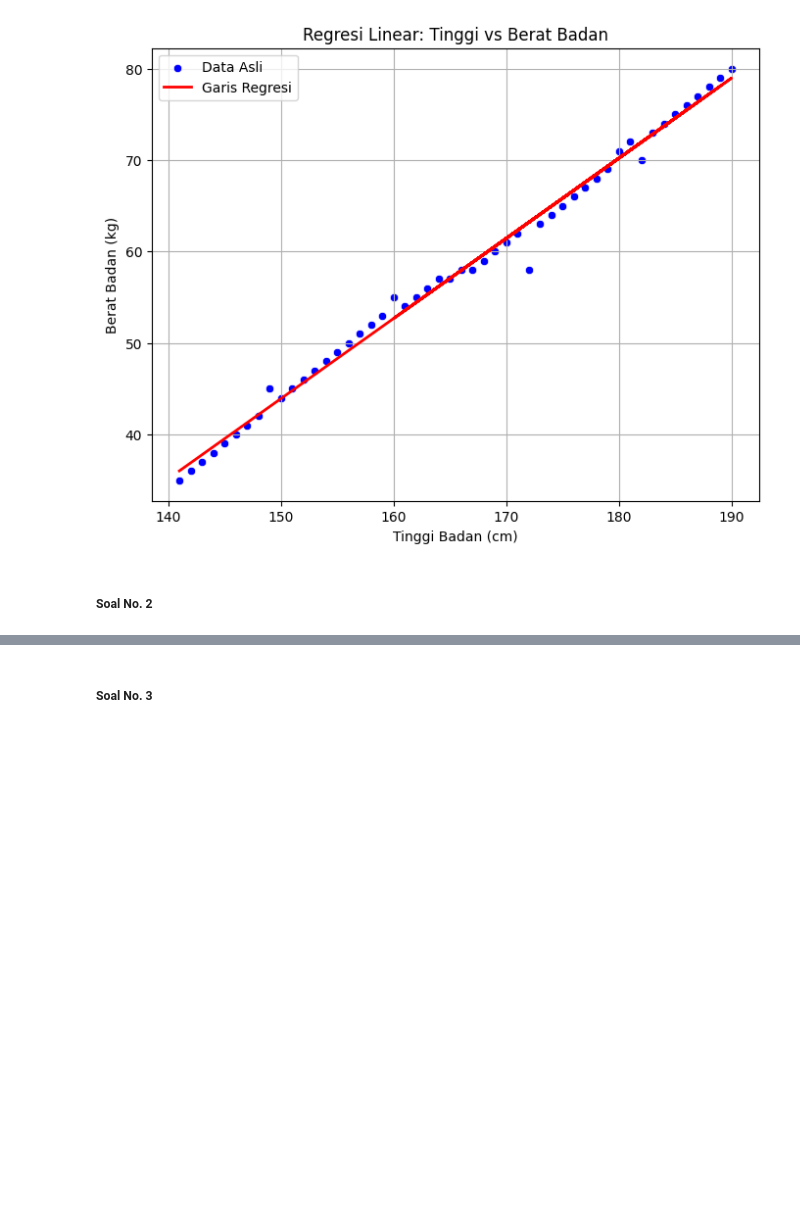
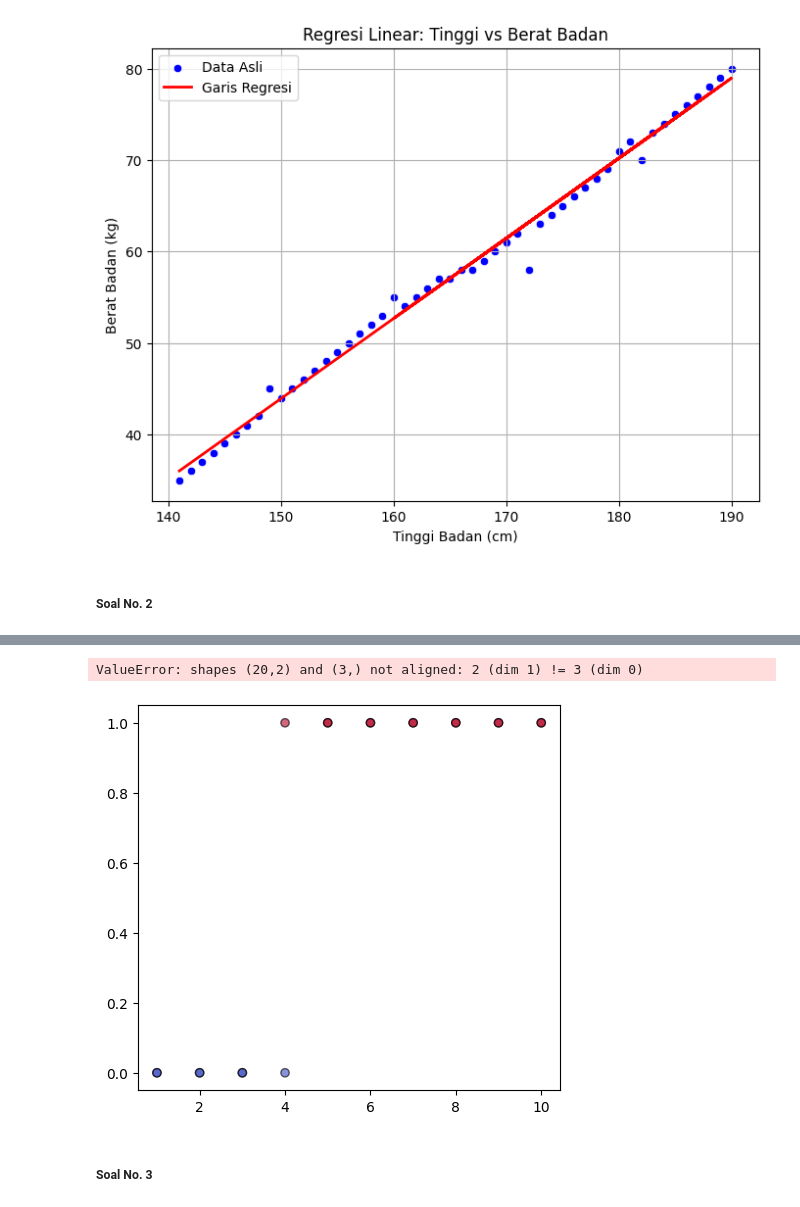
Before and after one commit to Wynnzzz/prakt-data-mining-25, a Jupyter notebook: pert1.ipynb, the cells around one changed output, grey strips where cells are left out. Cells and saved outputs as stored; diff of their text form; code cells hidden in the pictures; blank space fills up the shorter version.

```diff
--- a/pert1.ipynb
+++ b/pert1.ipynb
@@ -160,0 +165,73 @@ are not identified.
+# %%
+import numpy as np
+import pandas as pd
+import statsmodels.api as sm
+import matplotlib.pyplot as plt
+from sklearn.preprocessing import StandardScaler
+
+# Data
+X1 = np.array([2, 4, 6, 8, 3, 7, 5, 9, 1, 10, 3, 6, 2, 8, 4, 7, 5, 9, 1, 10])
+X2 = np.array([6, 7, 5, 6, 8, 5, 9, 4, 7, 6, 5, 8, 6, 7, 4, 5, 8, 6, 7, 5])
+y = np.array([0, 1, 1, 1, 0, 1, 1, 1, 0, 1, 0, 1, 0, 1, 0, 1, 1, 1, 0, 1])
+
+data = pd.DataFrame({
+    'Jam_Belajar': X1,
+    'Jam_Tidur': X2,
+    'Status_Kelulusan': y
+})
+
+# Normalisasi
+scaler = StandardScaler()
+X_scaled = scaler.fit_transform(data[['Jam_Belajar', 'Jam_Tidur']])
+X = sm.add_constant(X_scaled)
+
+# Model Logit
+model = sm.Logit(y, X)
+results = model.fit()
+
+print(results.summary())
+
+# Plot
+plt.figure(figsize=(12, 5))
+
+# Plot Jam Belajar vs Status Kelulusan
+plt.subplot(1, 2, 1)
+plt.scatter(X1, y, c=y, cmap='coolwarm', edgecolors='k', alpha=0.6)
+
+# Prediksi Probabilitas untuk Jam Belajar
+X1_sorted = np.sort(X1).reshape(-1, 1)
+X2_mean = np.full_like(X1_sorted, np.mean(X2))  # Gunakan rata-rata untuk variabel lain
+X_scaled_pred = scaler.transform(np.hstack([X1_sorted, X2_mean]))  # Gunakan hstack untuk menjaga dimensi
+X_pred = sm.add_constant(X_scaled_pred)
+y_pred = results.predict(X_pred)
+
+plt.plot(X1_sorted, y_pred, 'r-', label='Regresi Logistik')
+
+plt.xlabel('Jam Belajar')
+plt.ylabel('Probabilitas Kelulusan')
+plt.title('Jam Belajar vs Status Kelulusan')
+plt.legend()
+plt.grid(True)
+
+# Plot Jam Tidur vs Status Kelulusan
+plt.subplot(1, 2, 2)
+plt.scatter(X2, y, c=y, cmap='coolwarm', edgecolors='k', alpha=0.6)
+
+# Prediksi Probabilitas untuk Jam Tidur
+X2_sorted = np.sort(X2).reshape(-1, 1)
+X1_mean = np.full_like(X2_sorted, np.mean(X1))  # Gunakan rata-rata untuk variabel lain
+X_scaled_pred = scaler.transform(np.hstack([X1_mean, X2_sorted]))  # Gunakan hstack untuk menjaga dimensi
+X_pred = sm.add_constant(X_scaled_pred)
+y_pred = results.predict(X_pred)
+
+plt.plot(X2_sorted, y_pred, 'r-', label='Regresi Logistik')
+
+plt.xlabel('Jam Tidur')
+plt.ylabel('Probabilitas Kelulusan')
+plt.title('Jam Tidur vs Status Kelulusan')
+plt.legend()
+plt.grid(True)
+
+plt.tight_layout()
+plt.show()
+# %% [output]
@@ -161,3 +255,5 @@ are not identified.
+ValueError: shapes (20,2) and (3,) not aligned: 2 (dim 1) != 3 (dim 0)
+[figure, added]
 # %% [markdown]
 ##### Soal No. 3
 # %%
```
Also changed, not shown: parts of 7 cells of this notebook.
